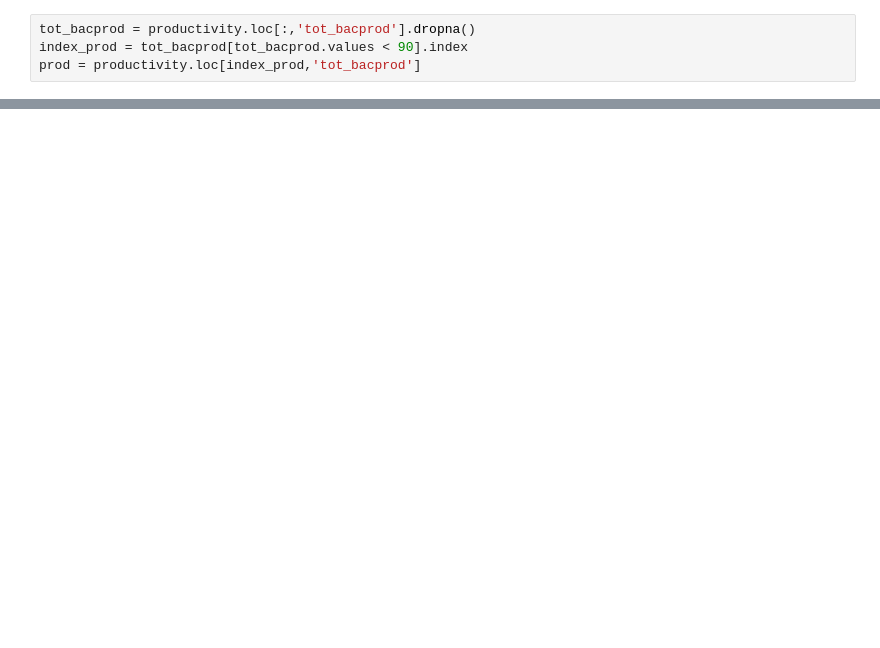
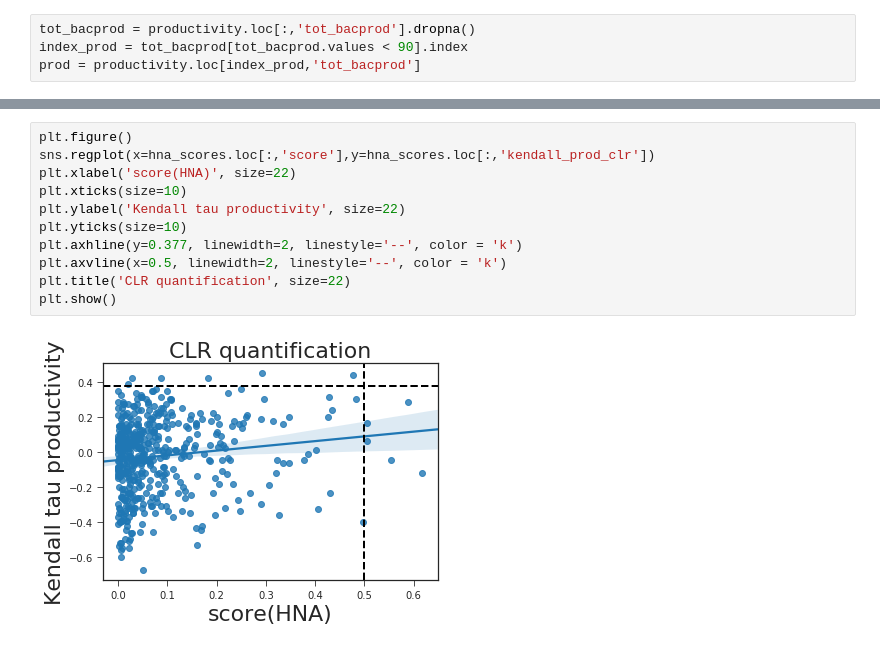
Before and after one commit to rprops/HNA_LNA_productivity, a Jupyter notebook: productivity_5seq10_Muskegon.ipynb, the cells around one changed output, grey strips where cells are left out. Saved outputs shown, nothing was run; the diff lists cells and outputs as text; blank space fills up the shorter version.

```diff
--- a/productivity_5seq10_Muskegon.ipynb
+++ b/productivity_5seq10_Muskegon.ipynb
@@ -121,0 +135,13 @@ for otu in otus_prod:
+# %%
+plt.figure()
+sns.regplot(x=hna_scores.loc[:,'score'],y=hna_scores.loc[:,'kendall_prod_clr'])
+plt.xlabel('score(HNA)', size=22)
+plt.xticks(size=10)
+plt.ylabel('Kendall tau productivity', size=22)
+plt.yticks(size=10)
+plt.axhline(y=0.377, linewidth=2, linestyle='--', color = 'k')
+plt.axvline(x=0.5, linewidth=2, linestyle='--', color = 'k')
+plt.title('CLR quantification', size=22)
+plt.show()
+# %% [output]
+[figure, added]
```
Also changed, not shown: parts of 14 cells of this notebook, 1 other file.
